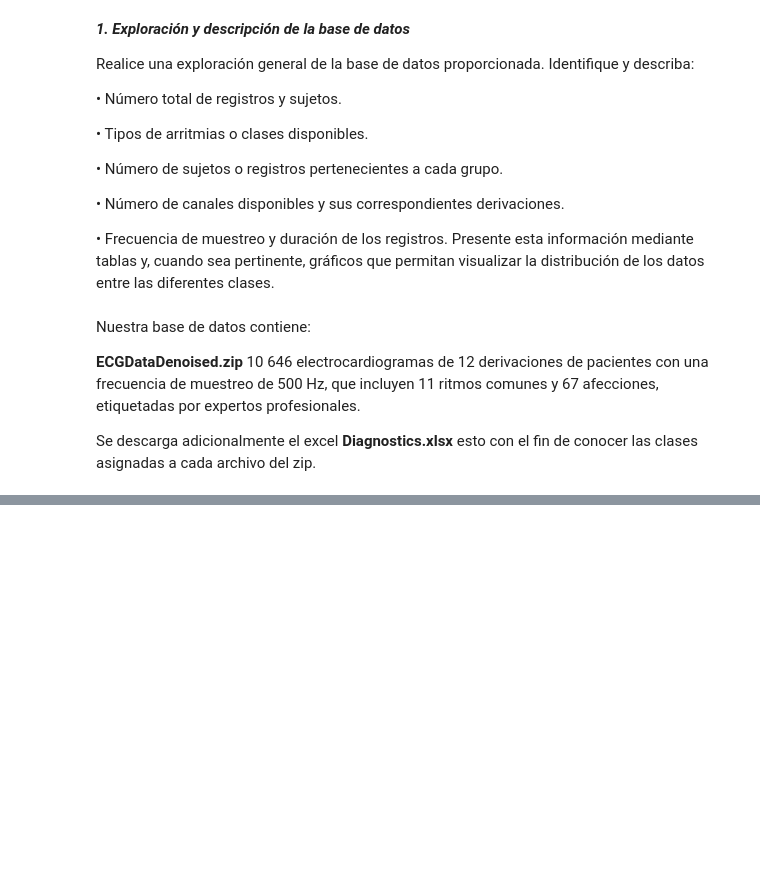
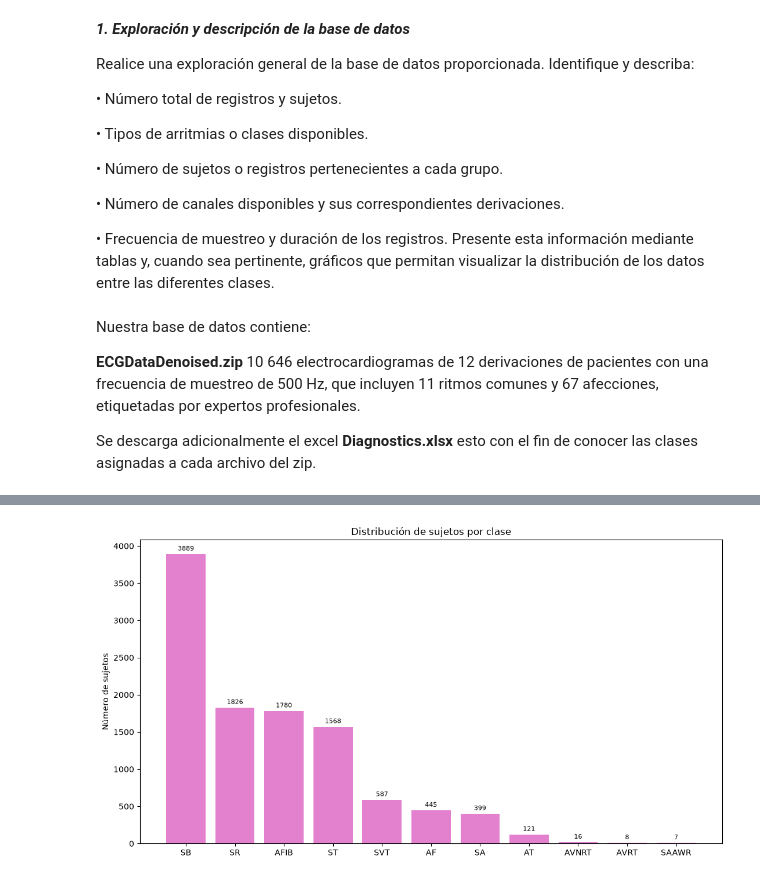
Before and after one commit to valentinamoralese/Biose-ales-Valentina-Morales-Paula-Garcia, a Jupyter notebook: Practica2_SegundaParte_Vale_Paula.ipynb, the cells around one changed output, grey strips where cells are left out. Drawn from its saved outputs; the diff is of its cells as text; code cells hidden in the pictures; blank space fills up the shorter version.

```diff
--- a/Practica2_SegundaParte_Vale_Paula.ipynb
+++ b/Practica2_SegundaParte_Vale_Paula.ipynb
@@ -45,14 +45,18 @@ Se descarga adicionalmente el excel **Diagnostics.xlsx** esto con el fin de cono
 # Cargamos los datos a usar y analizar
 SIGNALS_DIR = Path(r"C:\Users\PAULA CAMILA\OneDrive - Universidad de Antioquia\Escritorio\ECGDataDenoised")
 DIAGNOSTICS_PATH = Path(r"Diagnostics.xlsx")
+diag = pd.read_excel(DIAGNOSTICS_PATH)
 FILENAME = "MUSE_20180113_134825_04000.csv"
 FS = 500  # Hz
 
 #estas son las 12 columnas, en nuestro caso particular, nuestro objeto a analizar es la columna 2.
 LEADS = ["I", "II", "III", "aVR", "aVL", "aVF", "V1", "V2", "V3", "V4", "V5", "V6"]
+LEAD_INDEX = LEADS.index("II")  # = 1
 # %%
-n_registros = len(DIAGNOSTICS_PATH)
-n_sujetos = DIAGNOSTICS_PATH["FileName"].nunique()
+#Número total de registros y sujetos.
+#Frecuencia de muestreo y duración de los registros
+n_registros = len(diag)
+n_sujetos = diag["FileName"].nunique()
 
 resumen_general = pd.DataFrame({
     "Métrica": [
@@ -64,7 +68,7 @@ resumen_general = pd.DataFrame({
         "Duración por registro (s)",
         "Muestras por registro",
     ],
-    "Valor": [n_registros, n_sujetos, DIAGNOSTICS_PATH["Rhythm"].nunique(), 12, 500, 10, 5000],
+    "Valor": [n_registros, n_sujetos, diag["Rhythm"].nunique(), 12, 500, 10, 5000],
 })
 resumen_general
 # %% [output]
@@ -71,0 +83,21 @@ TypeError: 'WindowsPath' object is not subscriptable
+# %%
+#Tipos de arritmias o clases disponibles.
+nombres_clases = {
+    "SB": "Bradicardia sinusal",
+    "SR": "Ritmo sinusal (normal)",
+    "AFIB": "Fibrilación auricular",
+    "ST": "Taquicardia sinusal",
+    "SVT": "Taquicardia supraventricular",
+    "AF": "Aleteo/Flutter auricular",
+    "SA": "Arritmia sinusal",
+    "AT": "Taquicardia auricular",
+    "AVNRT": "Taquicardia reentrante nodal AV",
+    "AVRT": "Taquicardia reentrante AV",
+    "SAAWR": "Ritmo auricular migratorio",
+}
+
+tabla_clases = diag["Rhythm"].value_counts().rename_axis("Código").reset_index(name="N_sujetos")
+tabla_clases["Nombre completo"] = tabla_clases["Código"].map(nombres_clases)
+tabla_clases["Porcentaje (%)"] = (100 * tabla_clases["N_sujetos"] / n_registros).round(2)
+tabla_clases = tabla_clases[["Código", "Nombre completo", "N_sujetos", "Porcentaje (%)"]]
+tabla_clases
@@ -71,0 +117,12 @@ TypeError: 'WindowsPath' object is not subscriptable
+# %%
+#Grafico de barras para visualizar la distribución de sujetos por clase
+plt.figure(figsize=(11, 6))
+plt.bar(tabla_clases["Código"], tabla_clases["N_sujetos"], color="#E381CF")
+plt.ylabel("Número de sujetos")
+plt.title(f"Distribución de sujetos por clase")
+for i, v in enumerate(tabla_clases["N_sujetos"]):
+    plt.text(i, v + 50, str(v), ha="center", fontsize=8)
+plt.tight_layout()
+plt.show()
+# %% [output]
+[figure, added]
```
Also changed, not shown: parts of 13 cells of this notebook.
